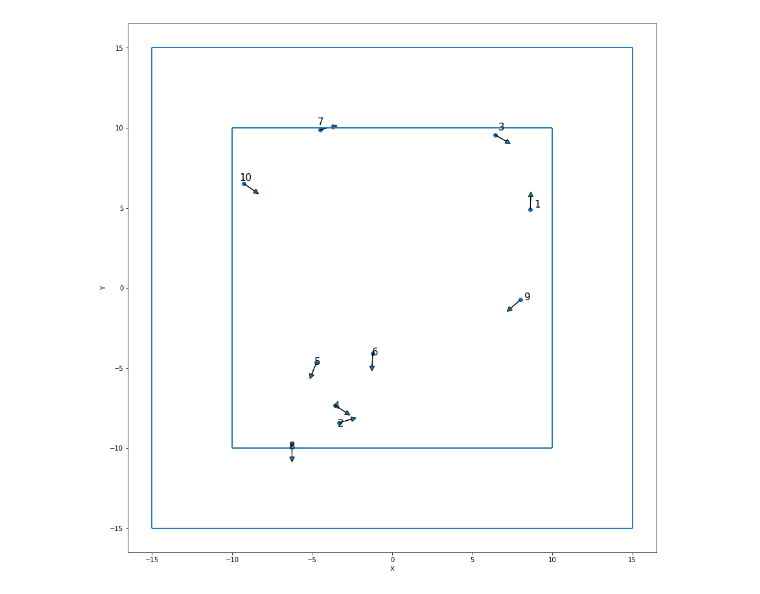
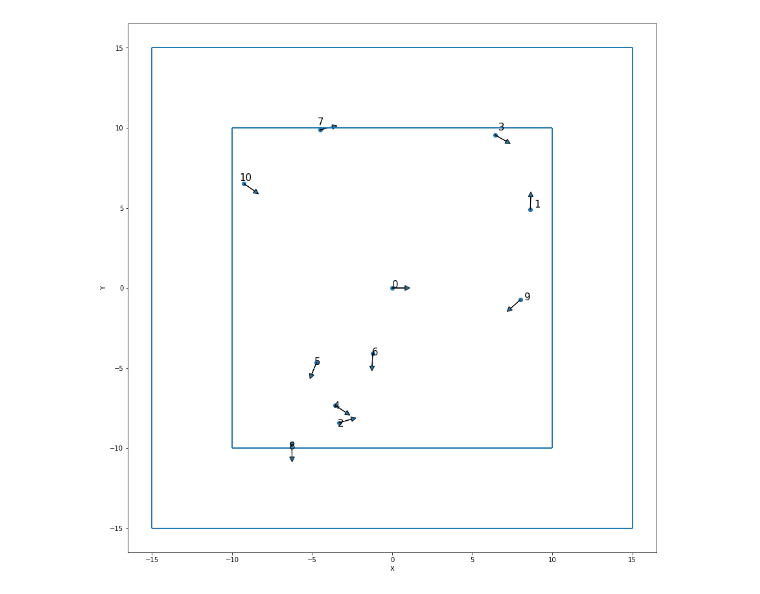
Before and after one commit to jacky-liang/roboopt, a Jupyter notebook: hw2/TrajOpt SB.ipynb, the cells around one changed output. Cells and saved outputs as stored; diff of their text form; code cells hidden in the pictures.

```diff
--- a/hw2/TrajOpt SB.ipynb
+++ b/hw2/TrajOpt SB.ipynb
@@ -20,5 +7,21 @@ CS
+# %%
+CS = {
+    'x_lim': np.array([-10, 10]),
+    'y_lim': np.array([-10, 10]),
+    'theta_lim': np.array([-np.pi, np.pi]),
+    'xp_lim': np.array([-15, 15]),
+    'yp_lim': np.array([-15, 15]),
+    'num_waypoints': 10,
+    'waypoint_tol': 0.2,
+    'angle_tol': 0.2,
+    'wheelbase': 0.335,
+    'max_acc': 3,
+    'max_steering_angle': 0.5,
+    'max_vel': 10
+}
 # %%
 wps = np.array([
+        [0, 0, 0],
         [ 8.62844369,  4.89809566,  1.53850753],
         [-3.3128731 , -8.41245037,  0.2807953 ],
         [ 6.42118345,  9.56369873, -0.52140243],
@@ -36,35 +39,35 @@ arrow_length = 0.8
 plt.figure(figsize=(15, 15))
 ax = plt.gca()
 
 plt.scatter(wps[:, 0], wps[:, 1])
 for i, wp in enumerate(wps):
     tip = arrow_length * np.array([np.cos(wp[2]), np.sin(wp[2])])
     ax.arrow(wp[0], wp[1], tip[0], tip[1], head_width=0.3, head_length=0.3)
 
-    ax.text(wp[0] * 1.03, wp[1] * 1.03, '{}'.format(i + 1), fontsize=15)
+    ax.text(wp[0] * 1.03, wp[1] * 1.03, '{}'.format(i), fontsize=15)
 
 lines = [
     [(CS['x_lim'][0], CS['y_lim'][0]), (CS['x_lim'][0], CS['y_lim'][1])],
     [(CS['x_lim'][0], CS['y_lim'][0]), (CS['x_lim'][1], CS['y_lim'][0])],
     [(CS['x_lim'][1], CS['y_lim'][1]), (CS['x_lim'][0], CS['y_lim'][1])],
     [(CS['x_lim'][1], CS['y_lim'][1]), (CS['x_lim'][1], CS['y_lim'][0])],
     [(CS['xp_lim'][0], CS['yp_lim'][0]), (CS['xp_lim'][0], CS['yp_lim'][1])],
     [(CS['xp_lim'][0], CS['yp_lim'][0]), (CS['xp_lim'][1], CS['yp_lim'][0])],
     [(CS['xp_lim'][1], CS['yp_lim'][1]), (CS['xp_lim'][0], CS['yp_lim'][1])],
     [(CS['xp_lim'][1], CS['yp_lim'][1]), (CS['xp_lim'][1], CS['yp_lim'][0])],
 ]
 lc = mc.LineCollection(lines, linewidths=2)
 ax.add_collection(lc)
 
 plt.xlabel('X')
 plt.ylabel('Y')
 plt.xlim(CS['xp_lim'] * 1.1)
 plt.ylim(CS['yp_lim'] * 1.1)
 
 ax.set_aspect('equal')
 plt.show()
 # %% [output]
-[figure, old version]
+[figure, new version]
 # %%
 def cubic_hermite(ts, x0, x1, v0, v1):
     '''
```
Also changed, not shown: parts of 19 cells of this notebook, 2 other files.
